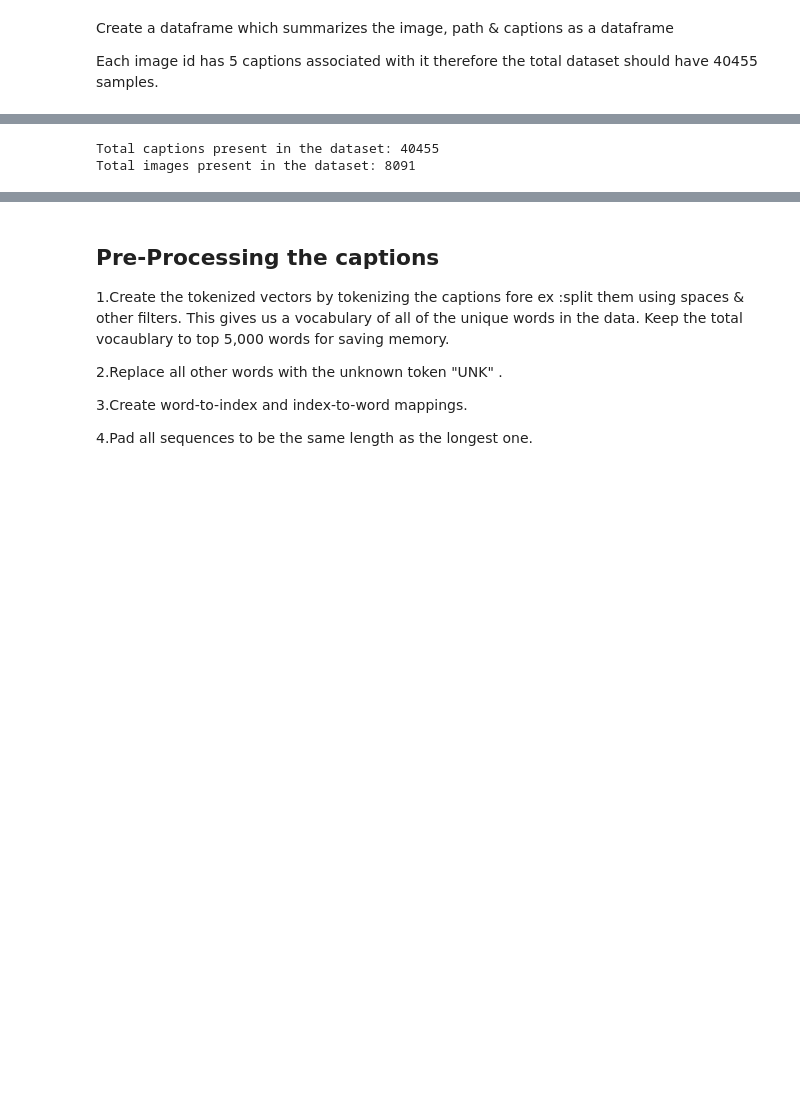
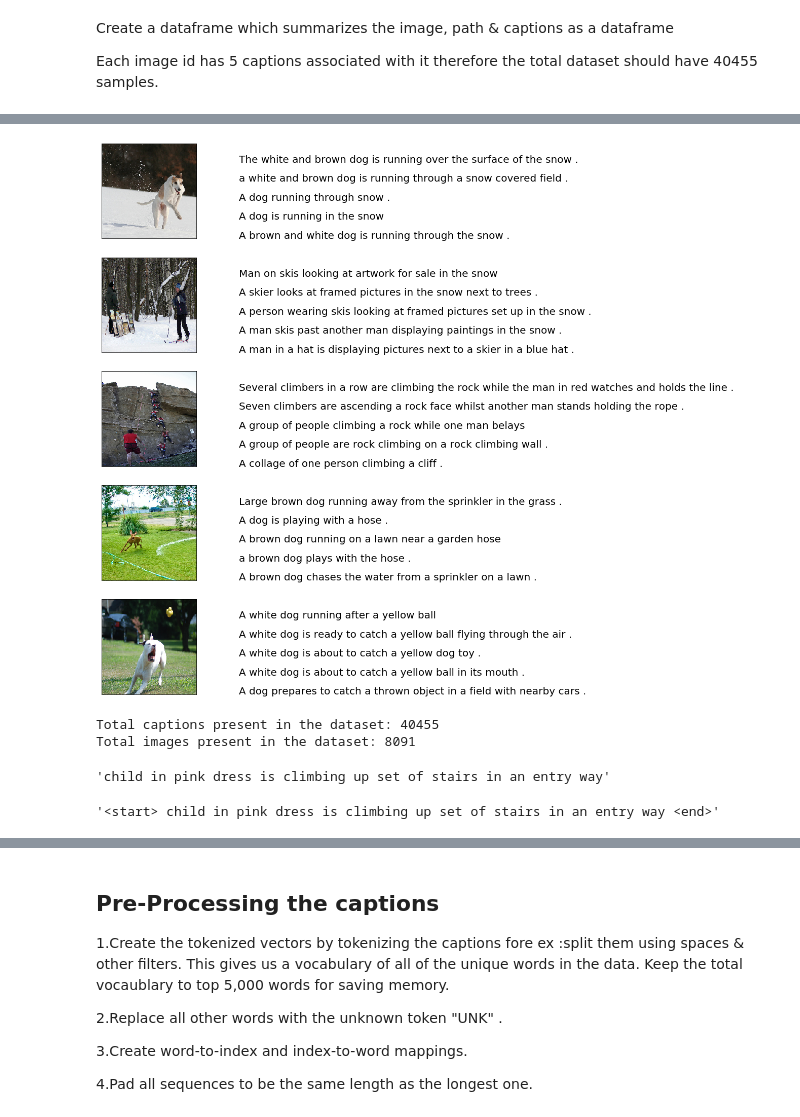
Before and after one commit to acamit/DataScience, a Jupyter notebook: Projects/EyeForBlind/Eye+for+blind+Starter+code.ipynb, the cells around one changed output, grey strips where cells are left out. Cells and saved outputs as stored; diff of their text form; code cells hidden in the pictures; blank space fills up the shorter version.

```diff
--- a/Projects/EyeForBlind/Eye+for+blind+Starter+code.ipynb
+++ b/Projects/EyeForBlind/Eye+for+blind+Starter+code.ipynb
@@ -81,8 +112,11 @@ def appendDelimitingTokes(caption):
 # utility function to generate image path
 def getImagePaths(s):
     return s.replace('\\', '/')
+# %%
+def getFileName(path):
+    return path[len(images)+1:]
 # %%
-all_img_id= list(map(lambda s:s[len(images)+1:], all_imgs))#store all the image id here
+all_img_id= list(map(getFileName, all_imgs))#store all the image id here
 all_img_vector= list(map(getImagePaths, all_imgs)) #store all the image path here
 # %%
 # utility function to generate mappings of captions to images as a dictionary with image name as index.
@@ -121,0 +177,9 @@ df
+# %%
+df = (df
+ .set_index(['ID','Path'])['Captions']
+ .apply(pd.Series)
+ .stack()
+ .reset_index()
+ .drop('level_2', axis=1)
+ .rename(columns={0:'Captions'}))
+df
@@ -122,3 +200,34 @@ df
+# %%
+# reference from  https://fairyonice.github.io/Develop_an_image_captioning_deep_learning_model_using_Flickr_8K_data.html
+def image_desc_plotter():
+    npic = 5
+    npix = 224
+    target_size = (npix,npix,3)
+
+    count = 1
+    fig = plt.figure(figsize=(10,20))
+    for image in all_img_vector[10:15]:
+        image_id = getFileName(image)
+        captions = list(df["Captions"].loc[df["ID"]==image_id].values)
+        image_load = load_img(image, target_size=target_size)
+
+        ax = fig.add_subplot(npic,2,count,xticks=[],yticks=[])
+        ax.imshow(image_load)
+        count += 1
+
+        ax = fig.add_subplot(npic,2,count)
+        plt.axis('off')
+        ax.plot()
+        ax.set_xlim(0,1)
+        ax.set_ylim(0,len(captions))
+        for i, caption in enumerate(captions):
+            ax.text(0,i,caption,fontsize=20)
+        count += 1
+    plt.show()
+# %%
+image_desc_plotter()
+# %% [output]
+[figure, added]
 # %%
 ## returns 2 lists first for clean annotations second for annotations appended with <start> and <end>
 def GetAllAnnotations(annotations):
@@ -145,6 +254,14 @@ print("Total images present in the dataset: " + str(len(all_img_path)))
 # %% [output]
 Total captions present in the dataset: 40455
 Total images present in the dataset: 8091
+# %%
+annotations[0]
+# %% [output]
+'child in pink dress is climbing up set of stairs in an entry way'
+# %%
+delimitedAnnotations[0]
+# %% [output]
+'<start> child in pink dress is climbing up set of stairs in an entry way <end>'
 # %%
 #Create the vocabulary & the counter for the captions
 
```
Also changed, not shown: parts of 40 cells of this notebook.
